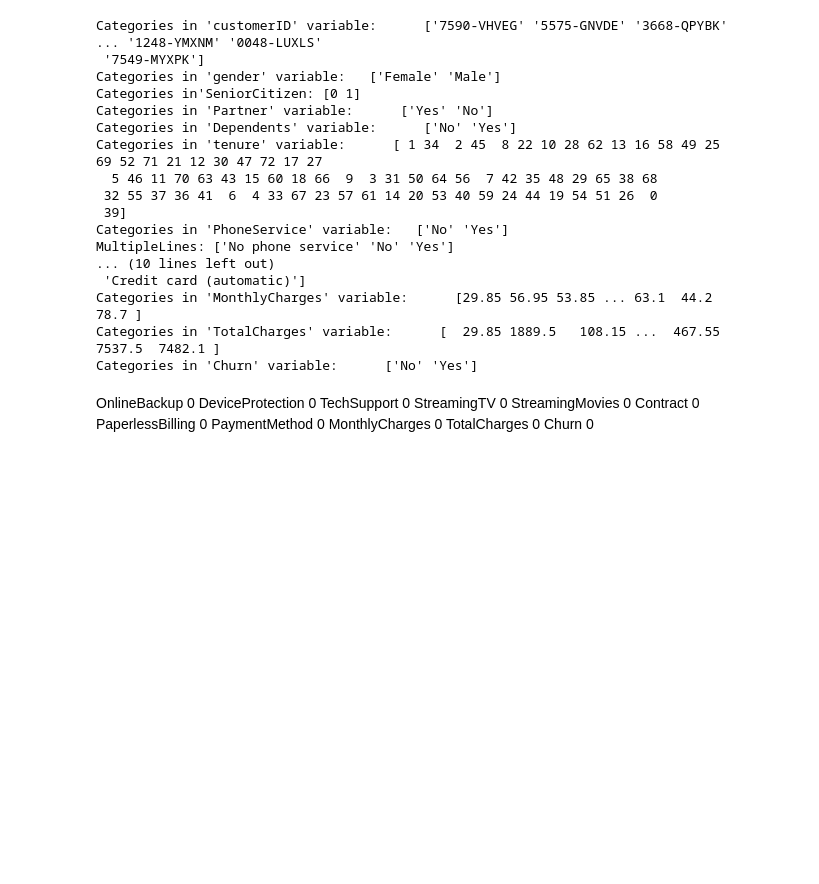
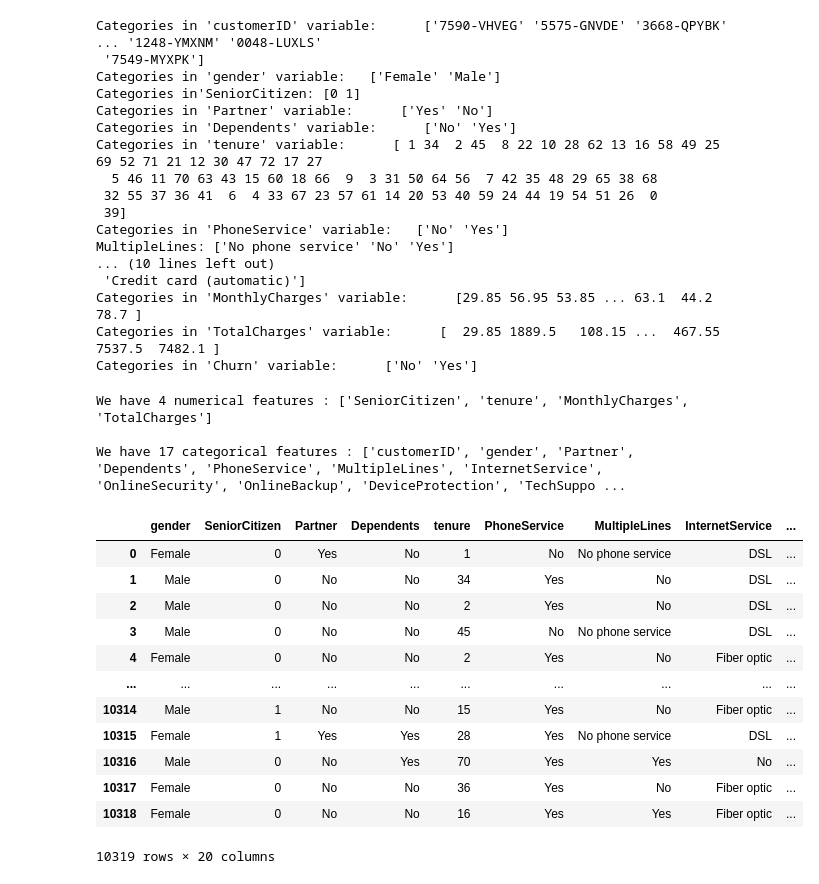
Before and after one commit to debugithub1234/update_project24, a Jupyter notebook: notebook/1 . EDA_CHURNE .ipynb, the cells around one changed output. Cells and saved outputs as stored; diff of their text form; code cells hidden in the pictures; blank space fills up the shorter version.

```diff
--- a/notebook/1 . EDA_CHURNE .ipynb
+++ b/notebook/1 . EDA_CHURNE .ipynb
@@ -410,15 +410,34 @@ MultipleLines: ['No phone service' 'No' 'Yes']
 Categories in 'MonthlyCharges' variable:      [29.85 56.95 53.85 ... 63.1  44.2  78.7 ]
 Categories in 'TotalCharges' variable:      [  29.85 1889.5   108.15 ...  467.55 7537.5  7482.1 ]
 Categories in 'Churn' variable:      ['No' 'Yes']
-# %% [markdown]
-OnlineBackup        0
-DeviceProtection    0
-TechSupport         0
-StreamingTV         0
-StreamingMovies     0
-Contract            0
-PaperlessBilling    0
-PaymentMethod       0
-MonthlyCharges      0
-TotalCharges        0
-Churn               0
+# %%
+# define numerical & categorical columns
+numeric_features = [feature for feature in df.columns if df[feature].dtype != 'O']
+categorical_features = [feature for feature in df.columns if df[feature].dtype == 'O']
+
+# print columns
+print('We have {} numerical features : {}'.format(len(numeric_features), numeric_features))
+print('\nWe have {} categorical features : {}'.format(len(categorical_features), categorical_features))
+# %% [output]
+We have 4 numerical features : ['SeniorCitizen', 'tenure', 'MonthlyCharges', 'TotalCharges']
+
+We have 17 categorical features : ['customerID', 'gender', 'Partner', 'Dependents', 'PhoneService', 'MultipleLines', 'InternetService', 'OnlineSecurity', 'OnlineBackup', 'DeviceProtection', 'TechSuppo ...
+# %%
+####drop unwanted column
+df.drop(columns = ['customerID'], inplace = True)
+# %%
+df
+# %% [output]
+|  | gender | SeniorCitizen | Partner | Dependents | tenure | PhoneService | MultipleLines | InternetService | ... |
+| 0 | Female | 0 | Yes | No | 1 | No | No phone service | DSL | ... |
+| 1 | Male | 0 | No | No | 34 | Yes | No | DSL | ... |
+| 2 | Male | 0 | No | No | 2 | Yes | No | DSL | ... |
+| 3 | Male | 0 | No | No | 45 | No | No phone service | DSL | ... |
+| 4 | Female | 0 | No | No | 2 | Yes | No | Fiber optic | ... |
+| ... | ... | ... | ... | ... | ... | ... | ... | ... | ... |
+| 10314 | Male | 1 | No | No | 15 | Yes | No | Fiber optic | ... |
+| 10315 | Female | 1 | Yes | Yes | 28 | Yes | No phone service | DSL | ... |
+| 10316 | Male | 0 | No | Yes | 70 | Yes | Yes | No | ... |
+| 10317 | Female | 0 | No | No | 36 | Yes | No | Fiber optic | ... |
+| 10318 | Female | 0 | No | No | 16 | Yes | Yes | Fiber optic | ... |
+10319 rows × 20 columns
```
